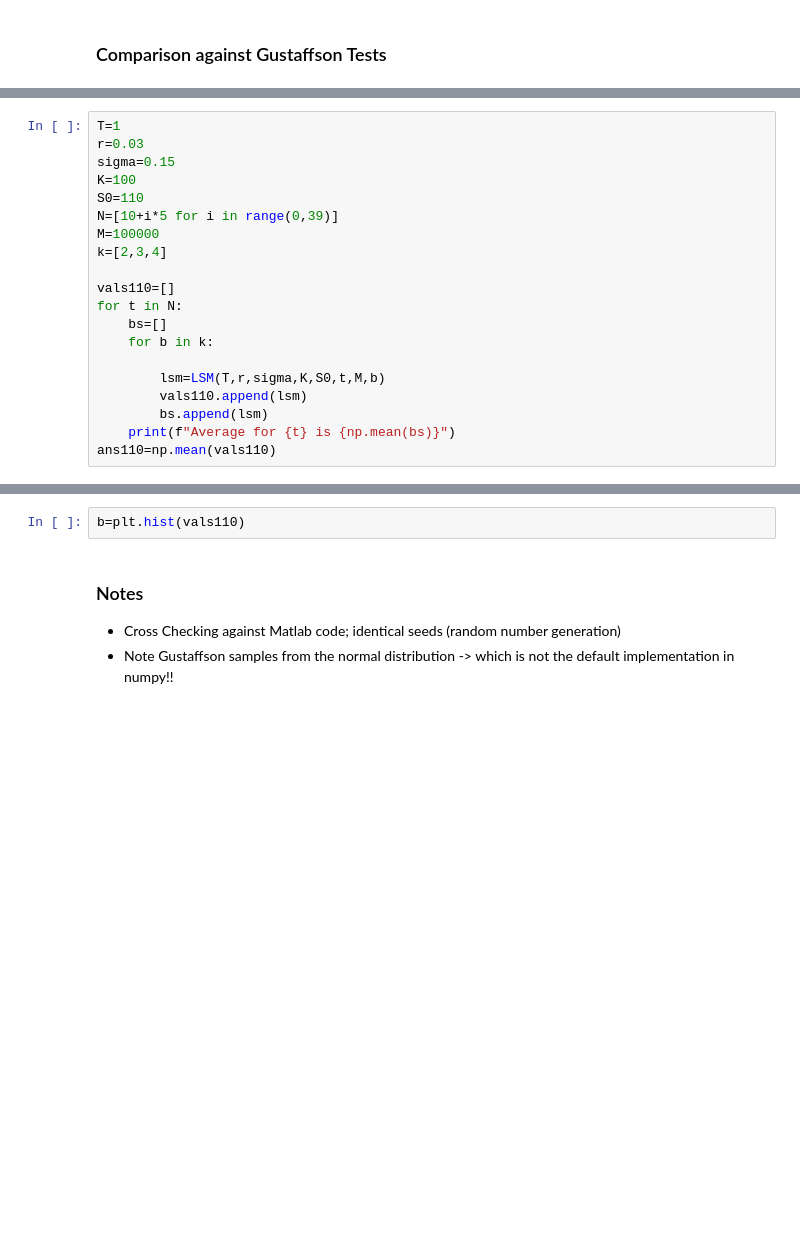
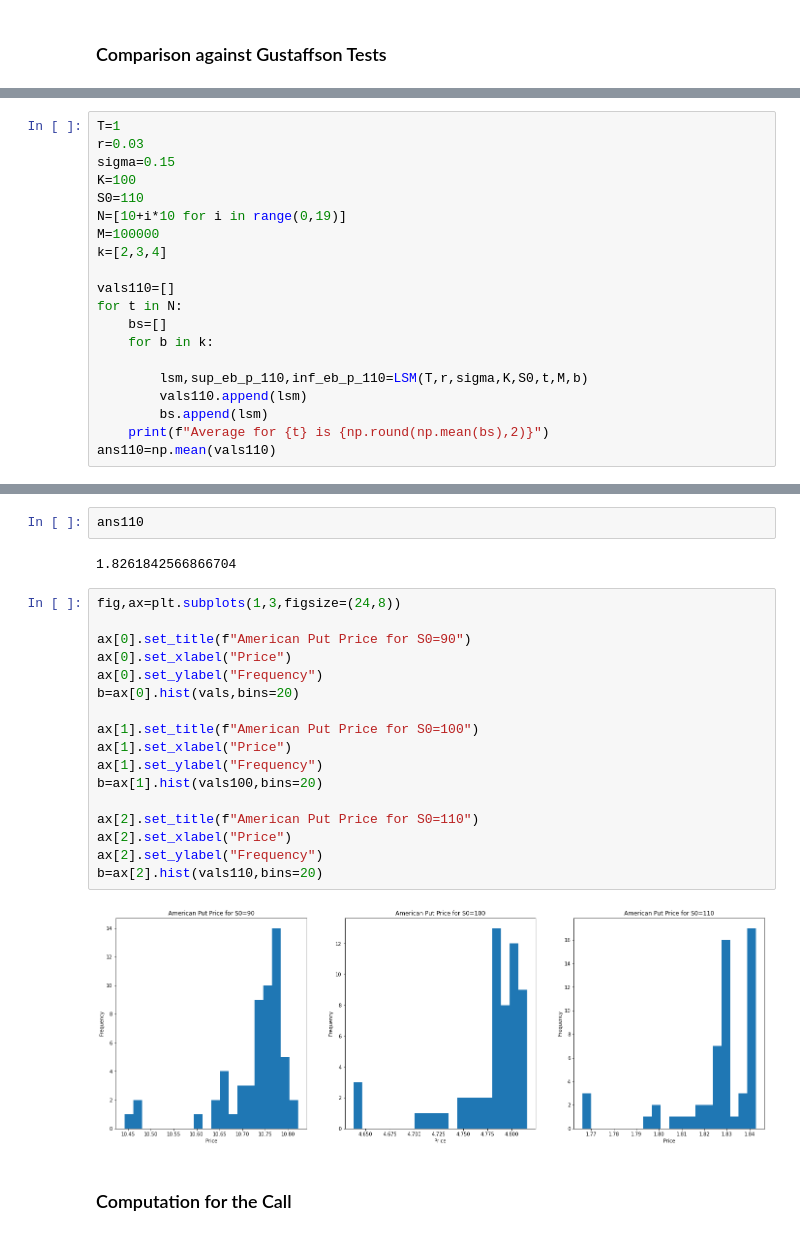
Before and after one commit to jasonbohne123/Longstaff_schwartz_method, a Jupyter notebook: LSM.ipynb, the cells around one changed output, grey strips where cells are left out. Drawn from its saved outputs; the diff is of its cells as text; blank space fills up the shorter version.

```diff
--- a/LSM.ipynb
+++ b/LSM.ipynb
@@ -255,7 +228,7 @@ r=0.03
 sigma=0.15
 K=100
 S0=110
-N=[10+i*5 for i in range(0,39)]
+N=[10+i*10 for i in range(0,19)]
 M=100000
 k=[2,3,4]
 
@@ -264,9 +237,9 @@ for t in N:
     bs=[]
     for b in k:
 
-        lsm=LSM(T,r,sigma,K,S0,t,M,b)
+        lsm,sup_eb_p_110,inf_eb_p_110=LSM(T,r,sigma,K,S0,t,M,b)
         vals110.append(lsm)
         bs.append(lsm)
-    print(f"Average for {t} is {np.mean(bs)}")
+    print(f"Average for {t} is {np.round(np.mean(bs),2)}")
 ans110=np.mean(vals110)
 # %% [output]
@@ -290,6 +265,25 @@ Average for 145 is 1.8369250632437162
+# %%
+ans110
+# %% [output]
+1.8261842566866704
 # %%
-b=plt.hist(vals110)
+fig,ax=plt.subplots(1,3,figsize=(24,8))
+
+ax[0].set_title(f"American Put Price for S0=90")
+ax[0].set_xlabel("Price")
+ax[0].set_ylabel("Frequency")
+b=ax[0].hist(vals,bins=20)
+
+ax[1].set_title(f"American Put Price for S0=100")
+ax[1].set_xlabel("Price")
+ax[1].set_ylabel("Frequency")
+b=ax[1].hist(vals100,bins=20)
+
+ax[2].set_title(f"American Put Price for S0=110")
+ax[2].set_xlabel("Price")
+ax[2].set_ylabel("Frequency")
+b=ax[2].hist(vals110,bins=20)
+# %% [output]
+[figure, added]
-# %% [markdown]
-### Notes
-- Cross Checking against Matlab code; identical seeds (random number generation)
-- Note Gustaffson samples from the normal distribution -> which is not the default implementation in numpy!!
+# %% [markdown]
+### Computation for the Call
```
Also changed, not shown: parts of 46 cells of this notebook, 1 other file.
